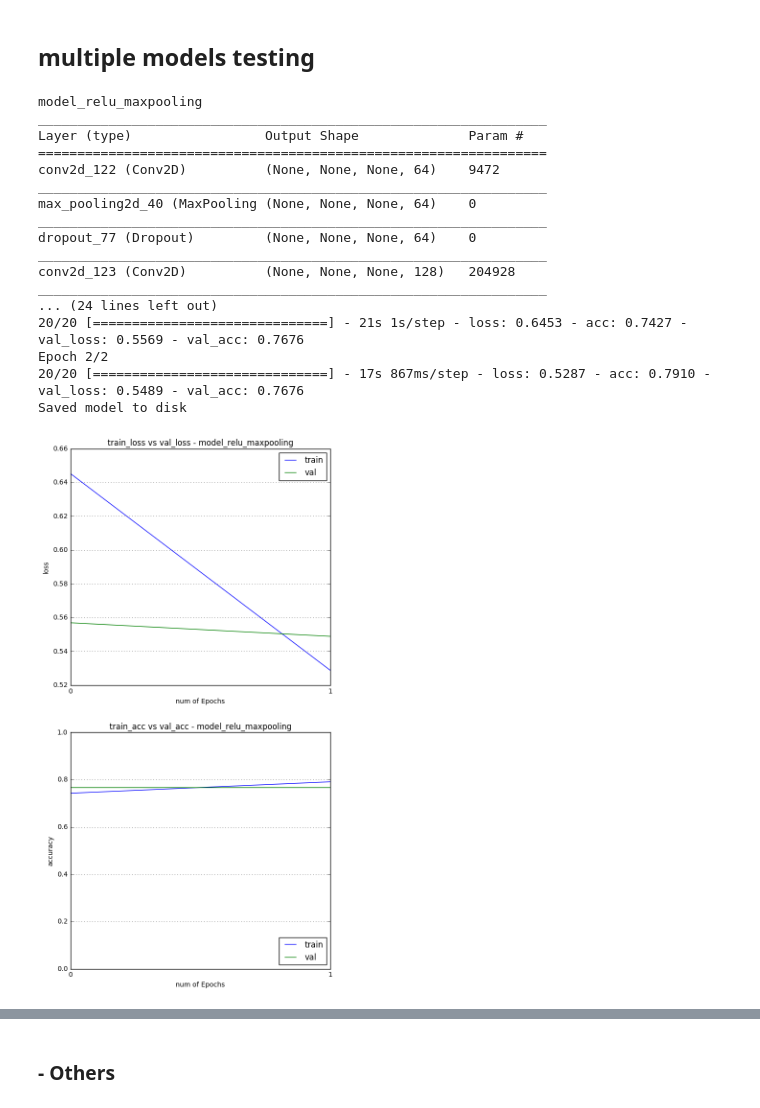
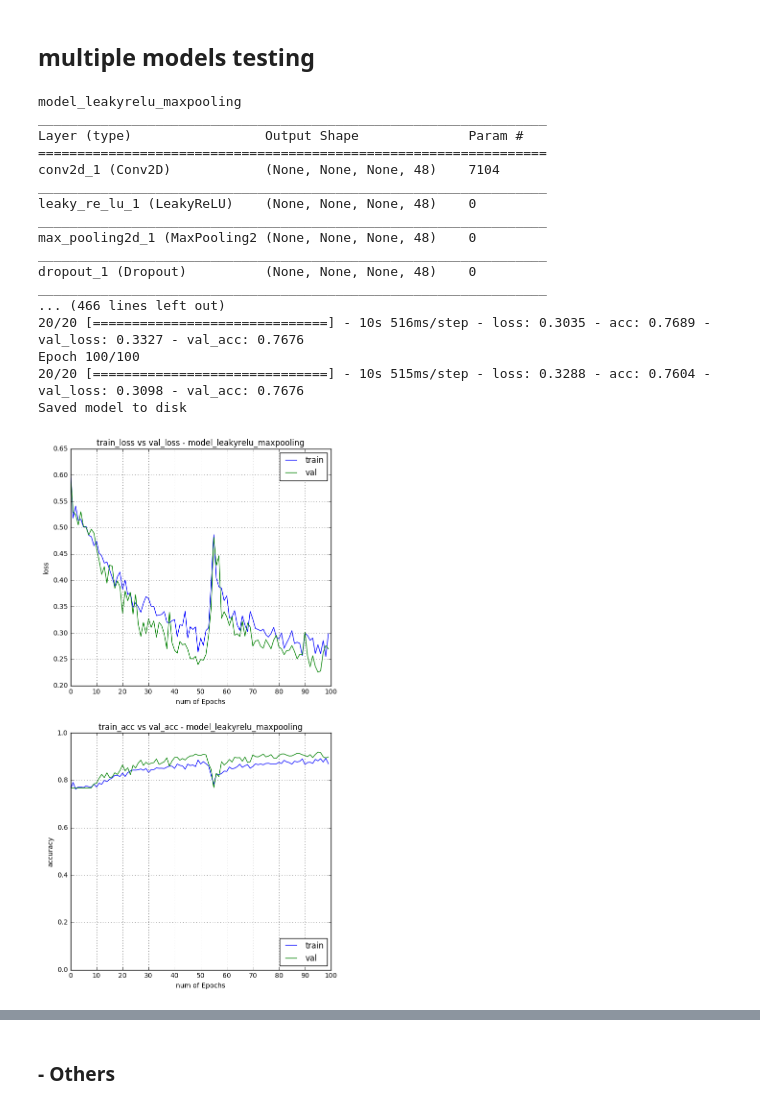
Before and after one commit to NiccoloSacchi/road-segmentation, a Jupyter notebook: scripts/segment_aerial_images_models_compare.ipynb, the cells around one changed output, grey strips where cells are left out. Saved outputs shown, nothing was run; the diff lists cells and outputs as text; code cells hidden in the pictures.

Commit message:
trained 3 models

```diff
--- a/scripts/segment_aerial_images_models_compare.ipynb
+++ b/scripts/segment_aerial_images_models_compare.ipynb
@@ -85,47 +85,48 @@ train.X.shape, train.Y.shape, test.X.shape, test.Y.shape
 ## multiple models testing
 # %%
 folder_name = "model_"+str('{0:%Y-%m-%d_%H%M%S}'.format(datetime.now()))
+folder_name = "model_2017-12-16_185451"
 # %%
 from cnn_models import *
 #models = [
 #0          model1,
 #1          model2,
 #2          additional_conv_layer_model,
 #3          max_pooling_model,
 #4          leaky_relu_model,
 #5          decreased_dropout_model,
 #6          many_filters_model,
 #7          model_leakyrelu_maxpooling,
 #8          model_relu_maxpooling]
-models_to_train =  [8]
+models_to_train =  [7,8]
 set_ = test
 batch_sizes =[4,4,4,4,4,4,4,4,4]
 for i in models_to_train:
     # generate an unique name for the model (so to avoid overwriting previous models)
     model_path = "..\\models\\"+folder_name
     model = CnnModel(model_n=i, model_path=model_path)
     model.summary()
-    num_epochs=2
-    batch_size=batch_sizes[i]
+    num_epochs=100
+    batch_size=4
     _ = model.train(train, test=test, num_epochs=num_epochs, batch_size=batch_size, monitor='val_loss')
     model.save()
     model.plot_history()
 # %% [output]
-model_relu_maxpooling
+model_leakyrelu_maxpooling
 _________________________________________________________________
 Layer (type)                 Output Shape              Param #
 =================================================================
-conv2d_122 (Conv2D)          (None, None, None, 64)    9472
+conv2d_1 (Conv2D)            (None, None, None, 48)    7104
 _________________________________________________________________
-max_pooling2d_40 (MaxPooling (None, None, None, 64)    0
+leaky_re_lu_1 (LeakyReLU)    (None, None, None, 48)    0
 _________________________________________________________________
-dropout_77 (Dropout)         (None, None, None, 64)    0
+max_pooling2d_1 (MaxPooling2 (None, None, None, 48)    0
 _________________________________________________________________
-conv2d_123 (Conv2D)          (None, None, None, 128)   204928
+dropout_1 (Dropout)          (None, None, None, 48)    0
 _________________________________________________________________
-... (24 lines left out)
-20/20 [==============================] - 21s 1s/step - loss: 0.6453 - acc: 0.7427 - val_loss: 0.5569 - val_acc: 0.7676
-Epoch 2/2
-20/20 [==============================] - 17s 867ms/step - loss: 0.5287 - acc: 0.7910 - val_loss: 0.5489 - val_acc: 0.7676
+... (466 lines left out)
+20/20 [==============================] - 10s 516ms/step - loss: 0.3035 - acc: 0.7689 - val_loss: 0.3327 - val_acc: 0.7676
+Epoch 100/100
+20/20 [==============================] - 10s 515ms/step - loss: 0.3288 - acc: 0.7604 - val_loss: 0.3098 - val_acc: 0.7676
 Saved model to disk
-[figure, old version]
+[figure, new version]
```
Also changed, not shown: parts of 1 cell of this notebook, 47 other files.
